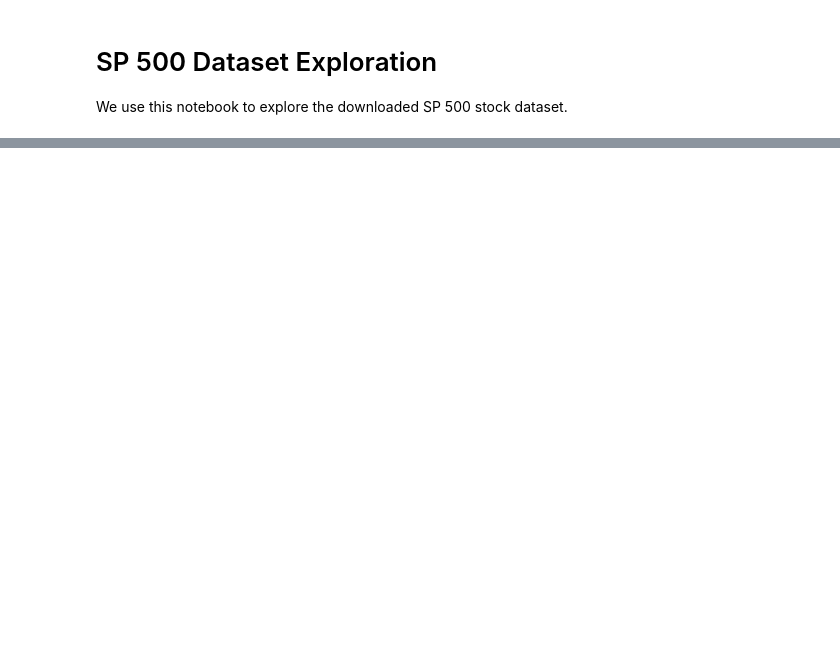
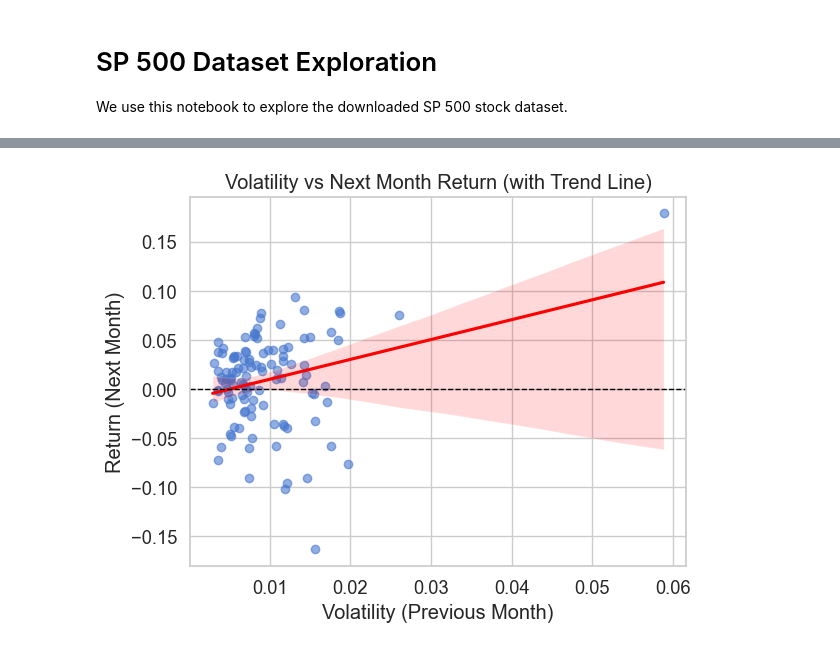
Before and after one commit to Rico00121/cs-c3240-machine-learning-project, a Jupyter notebook: data_exploration.ipynb, the cells around one changed output, grey strips where cells are left out. Cells and saved outputs as stored; diff of their text form; code cells hidden in the pictures; blank space fills up the shorter version.

```diff
--- a/data_exploration.ipynb
+++ b/data_exploration.ipynb
@@ -54,0 +87,15 @@ Date
+# %%
+# 2. Volatility vs Next Month Return
+sns.regplot(x="Volatility_prev_month",
+            y="Label_next_month",
+            data=df,
+            scatter_kws={'alpha':0.6},
+            line_kws={'color':'red'})
+
+plt.title("Volatility vs Next Month Return (with Trend Line)")
+plt.xlabel("Volatility (Previous Month)")
+plt.ylabel("Return (Next Month)")
+plt.axhline(0, color="black", linestyle="--", linewidth=1)
+plt.show()
+# %% [output]
+[figure, added]
```
Also changed, not shown: parts of 10 cells of this notebook.
